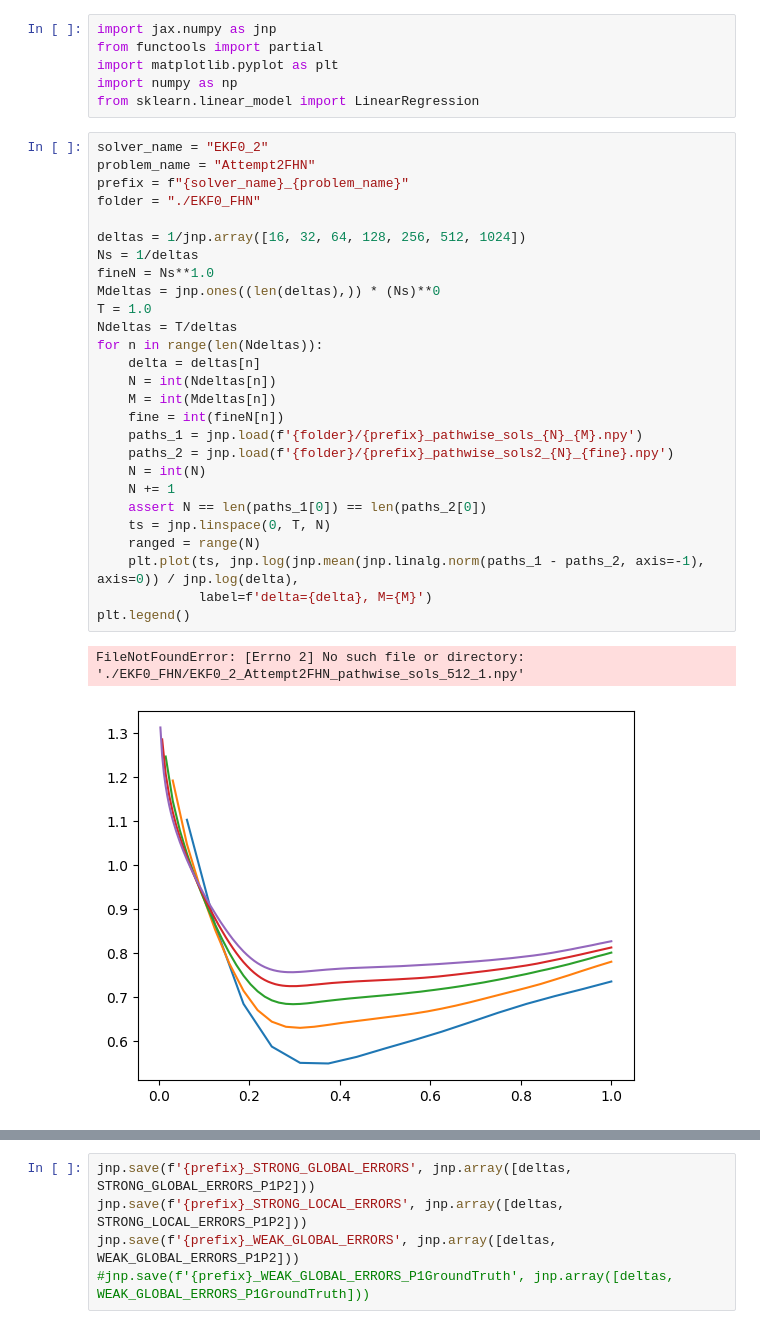
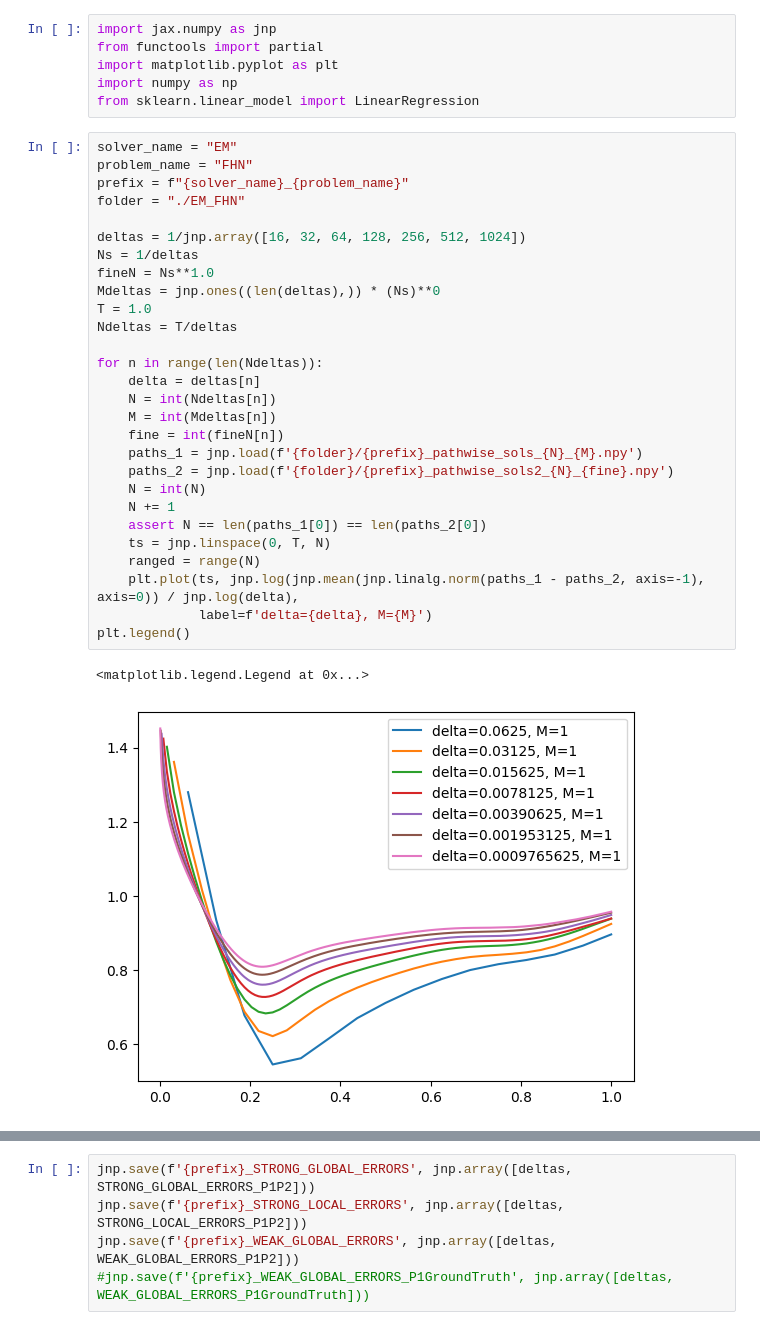
Before and after one commit to ylefay/bayesianSDEsolver, a Jupyter notebook: scripts/Untitled.ipynb, the cells around one changed output, grey strips where cells are left out. Drawn from its saved outputs; the diff is of its cells as text.

```diff
--- a/scripts/Untitled.ipynb
+++ b/scripts/Untitled.ipynb
@@ -5,35 +5,36 @@ import matplotlib.pyplot as plt
 import numpy as np
 from sklearn.linear_model import LinearRegression
 # %%
-solver_name = "EKF0_2"
-problem_name = "Attempt2FHN"
+solver_name = "EM"
+problem_name = "FHN"
 prefix = f"{solver_name}_{problem_name}"
-folder = "./EKF0_FHN"
+folder = "./EM_FHN"
 
 deltas = 1/jnp.array([16, 32, 64, 128, 256, 512, 1024])
 Ns = 1/deltas
 fineN = Ns**1.0
 Mdeltas = jnp.ones((len(deltas),)) * (Ns)**0
 T = 1.0
 Ndeltas = T/deltas
+
 for n in range(len(Ndeltas)):
     delta = deltas[n]
     N = int(Ndeltas[n])
     M = int(Mdeltas[n])
     fine = int(fineN[n])
     paths_1 = jnp.load(f'{folder}/{prefix}_pathwise_sols_{N}_{M}.npy')
     paths_2 = jnp.load(f'{folder}/{prefix}_pathwise_sols2_{N}_{fine}.npy')
     N = int(N)
     N += 1
     assert N == len(paths_1[0]) == len(paths_2[0])
     ts = jnp.linspace(0, T, N)
     ranged = range(N)
     plt.plot(ts, jnp.log(jnp.mean(jnp.linalg.norm(paths_1 - paths_2, axis=-1), axis=0)) / jnp.log(delta),
              label=f'delta={delta}, M={M}')
 plt.legend()
 # %% [output]
-FileNotFoundError: [Errno 2] No such file or directory: './EKF0_FHN/EKF0_2_Attempt2FHN_pathwise_sols_512_1.npy'
+<matplotlib.legend.Legend at 0x...>
-[figure, old version]
+[figure, new version]
 # %%
 STRONG_GLOBAL_ERRORS_P1P2 = []
 STRONG_LOCAL_ERRORS_P1P2 = []
```
Also changed, not shown: parts of 12 cells of this notebook, 3 other files.
